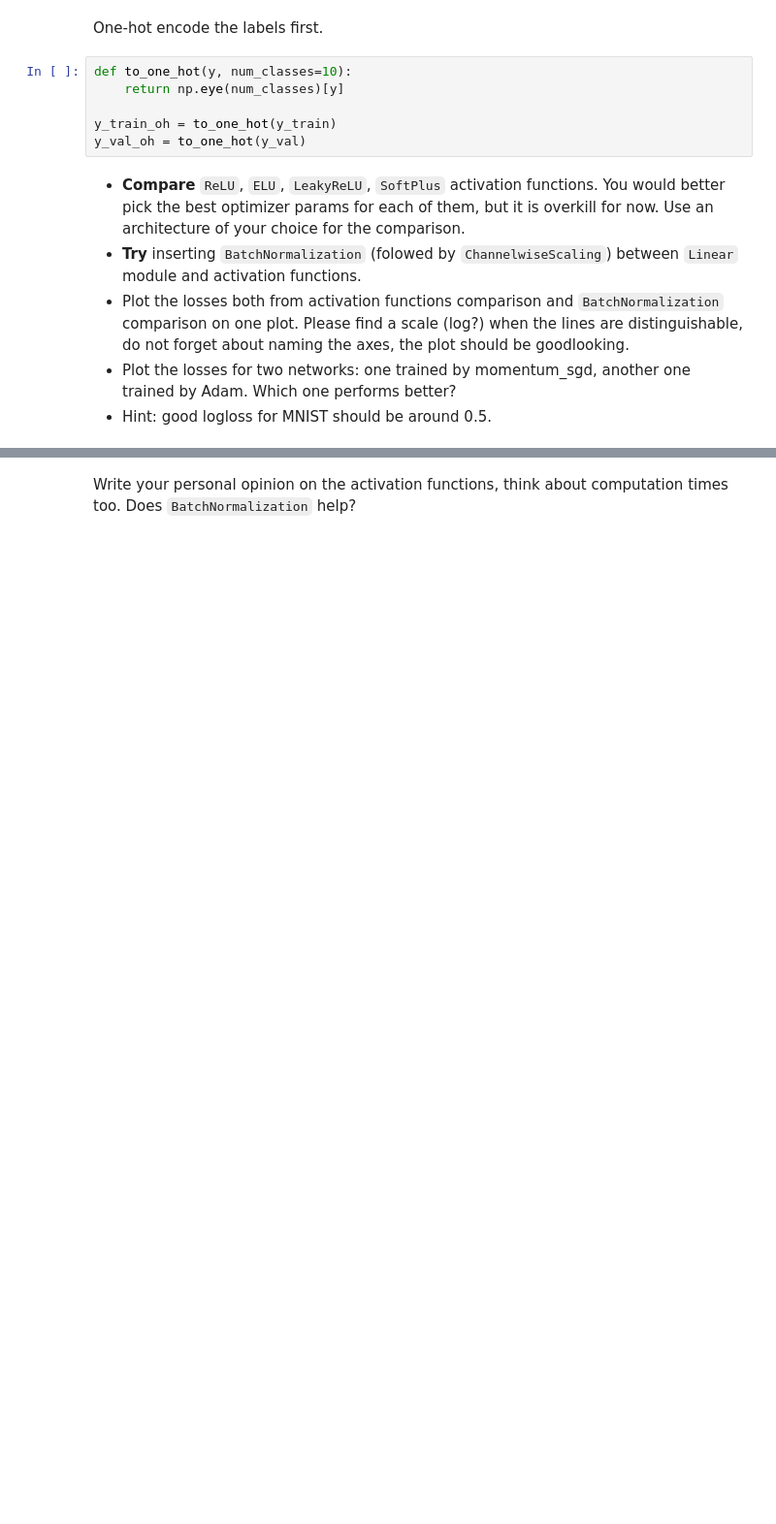
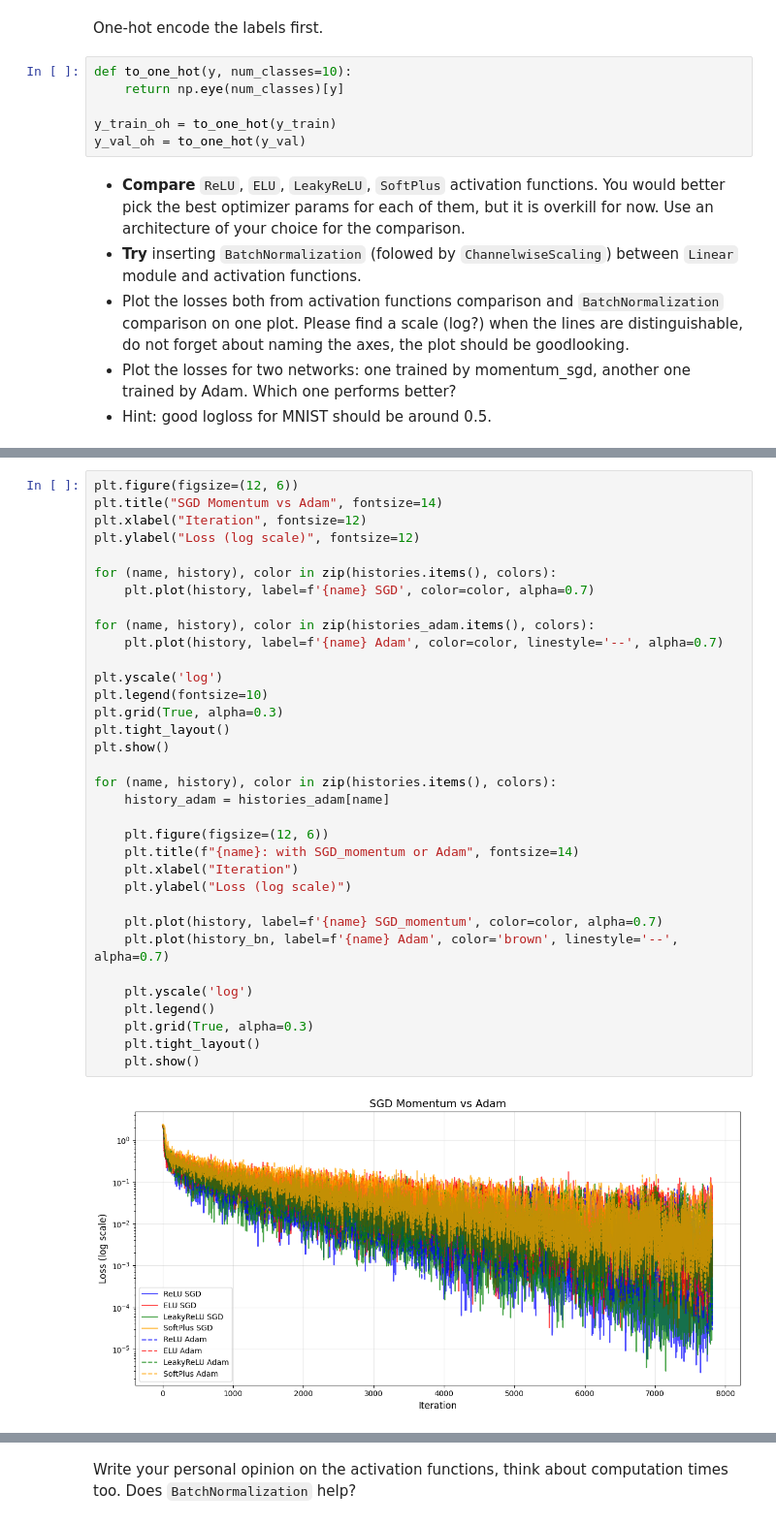
Before and after one commit to frest1ler/ml_homework, a Jupyter notebook: nn_from_scratch/main_notebook.ipynb, the cells around one changed output, grey strips where cells are left out. Shown at 97% size. Drawn from its saved outputs; the diff is of its cells as text; blank space fills up the shorter version.

```diff
--- a/nn_from_scratch/main_notebook.ipynb
+++ b/nn_from_scratch/main_notebook.ipynb
@@ -303,0 +330,36 @@ for name, activation in activations.items():
+# %%
+plt.figure(figsize=(12, 6))
+plt.title("SGD Momentum vs Adam", fontsize=14)
+plt.xlabel("Iteration", fontsize=12)
+plt.ylabel("Loss (log scale)", fontsize=12)
+
+for (name, history), color in zip(histories.items(), colors):
+    plt.plot(history, label=f'{name} SGD', color=color, alpha=0.7)
+
+for (name, history), color in zip(histories_adam.items(), colors):
+    plt.plot(history, label=f'{name} Adam', color=color, linestyle='--', alpha=0.7)
+
+plt.yscale('log')
+plt.legend(fontsize=10)
+plt.grid(True, alpha=0.3)
+plt.tight_layout()
+plt.show()
+
+for (name, history), color in zip(histories.items(), colors):
+    history_adam = histories_adam[name]
+
+    plt.figure(figsize=(12, 6))
+    plt.title(f"{name}: with SGD_momentum or Adam", fontsize=14)
+    plt.xlabel("Iteration")
+    plt.ylabel("Loss (log scale)")
+
+    plt.plot(history, label=f'{name} SGD_momentum', color=color, alpha=0.7)
+    plt.plot(history_bn, label=f'{name} Adam', color='brown', linestyle='--', alpha=0.7)
+
+    plt.yscale('log')
+    plt.legend()
+    plt.grid(True, alpha=0.3)
+    plt.tight_layout()
+    plt.show()
+# %% [output]
+[figure, added]
```
Also changed, not shown: parts of 9 cells of this notebook.
